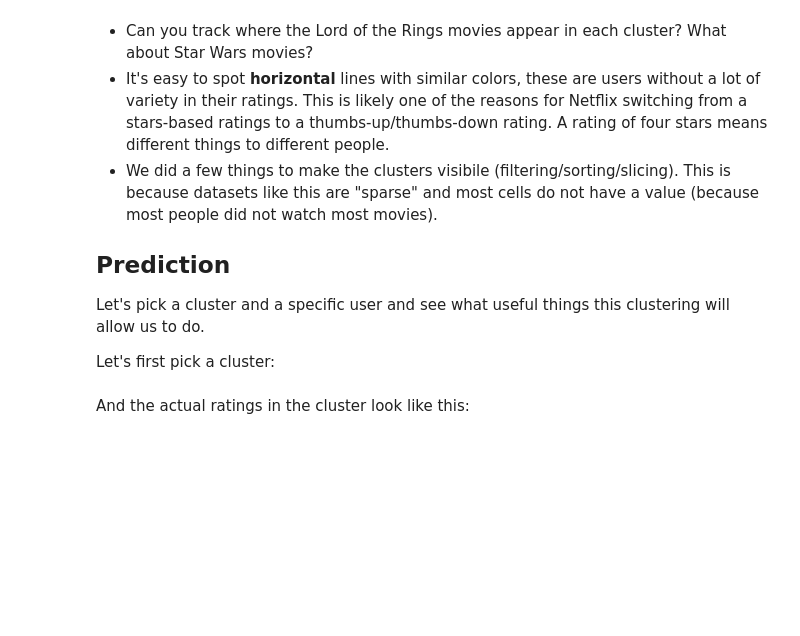
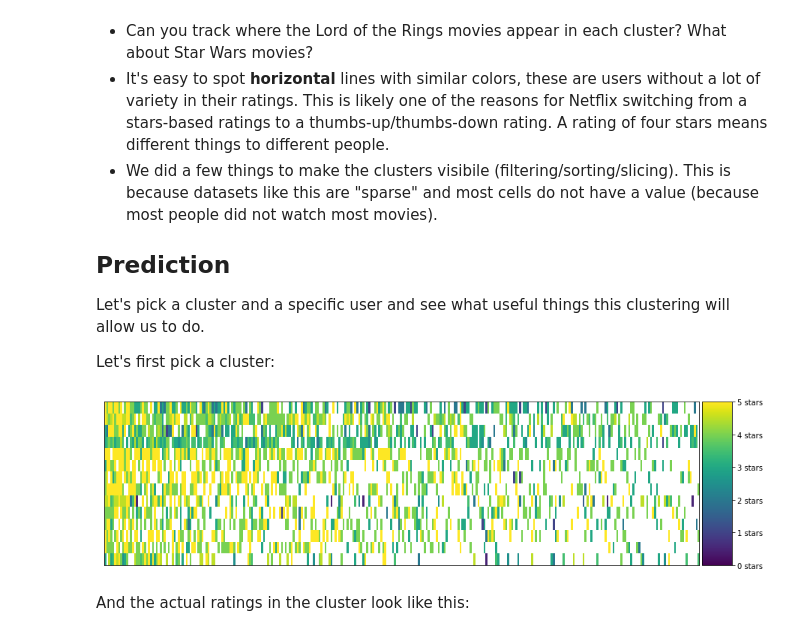
Before and after one commit to 96mohitm/machine-learning-projects, a Jupyter notebook: mini-projects/clustering-of-movie-ratings/k-means Clustering of Movie Ratings.ipynb, the cells around one changed output. Saved outputs shown, nothing was run; the diff lists cells and outputs as text; code cells hidden in the pictures; blank space fills up the shorter version.

```diff
--- a/mini-projects/clustering-of-movie-ratings/k-means Clustering of Movie Ratings.ipynb
+++ b/mini-projects/clustering-of-movie-ratings/k-means Clustering of Movie Ratings.ipynb
@@ -346,15 +377,17 @@ Let's pick a cluster and a specific user and see what useful things this cluster
 Let's first pick a cluster:
 # %%
 # TODO: Pick a cluster ID from the clusters above
-cluster_number =
+cluster_number = 11
 
 # Let's filter to only see the region of the dataset with the most number of values
 n_users = 75
 n_movies = 300
 cluster = clustered[clustered.group == cluster_number].drop(['index', 'group'], axis=1)
 
 cluster = helper.sort_by_rating_density(cluster, n_movies, n_users)
 helper.draw_movies_heatmap(cluster, axis_labels=False)
+# %% [output]
+[figure, added]
 # %% [markdown]
 And the actual ratings in the cluster look like this:
 # %%
```
Also changed, not shown: parts of 9 cells of this notebook.
